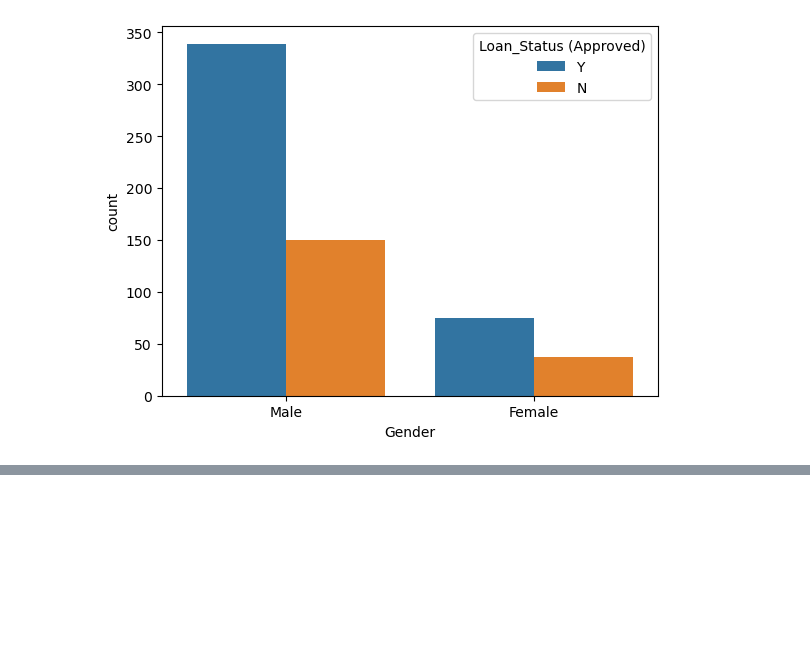
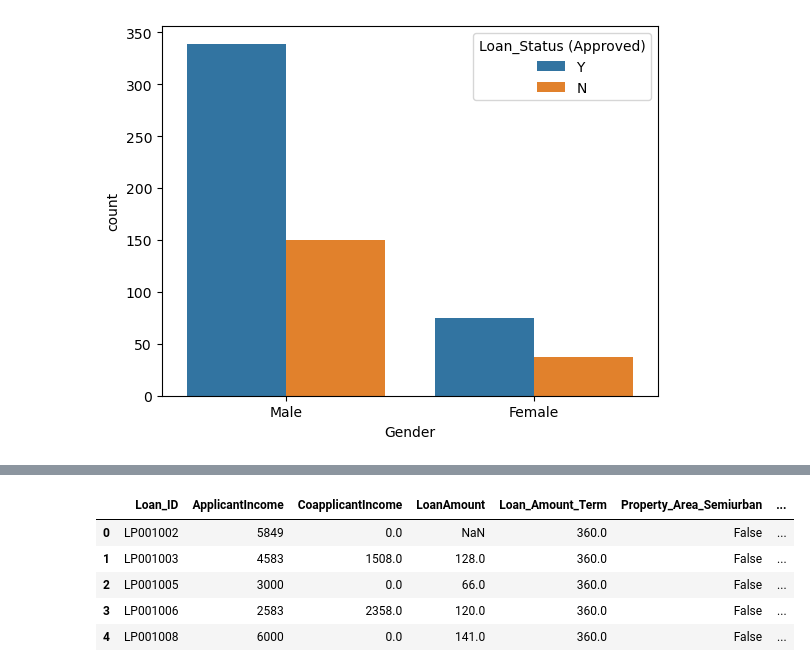
Before and after one commit to HarshaVardhan1375/Data_Analysis, a Jupyter notebook: data_analysis.ipynb, the cells around one changed output, grey strips where cells are left out. Cells and saved outputs as stored; diff of their text form; code cells hidden in the pictures; blank space fills up the shorter version.

```diff
--- a/data_analysis.ipynb
+++ b/data_analysis.ipynb
@@ -175,0 +352,5 @@ sns.countplot(x='Gender',data=data,hue='Loan_Status (Approved)')
+# %%
+df5=pd.get_dummies(data['Education'],prefix='ED',drop_first=True)
+print(df5)
+data=pd.concat([data,df1],axis=1).drop(['Education'],axis=1)
+print(data)
@@ -175,0 +375,5 @@ sns.countplot(x='Gender',data=data,hue='Loan_Status (Approved)')
+# %%
+df6=pd.get_dummies(data['Self_Employed'],prefix='SE',drop_first=True)
+print(df6)
+data=pd.concat([data,df1],axis=1).drop(['Self_Employed'],axis=1)
+print(data)
@@ -175,0 +480,9 @@ sns.countplot(x='Gender',data=data,hue='Loan_Status (Approved)')
+# %%
+data.head()
+# %% [output]
+|  | Loan_ID | ApplicantIncome | CoapplicantIncome | LoanAmount | Loan_Amount_Term | Property_Area_Semiurban | ... |
+| 0 | LP001002 | 5849 | 0.0 | NaN | 360.0 | False | ... |
+| 1 | LP001003 | 4583 | 1508.0 | 128.0 | 360.0 | False | ... |
+| 2 | LP001005 | 3000 | 0.0 | 66.0 | 360.0 | False | ... |
+| 3 | LP001006 | 2583 | 2358.0 | 120.0 | 360.0 | False | ... |
+| 4 | LP001008 | 6000 | 0.0 | 141.0 | 360.0 | False | ... |
```
Also changed, not shown: parts of 31 cells of this notebook, 4 other files.
